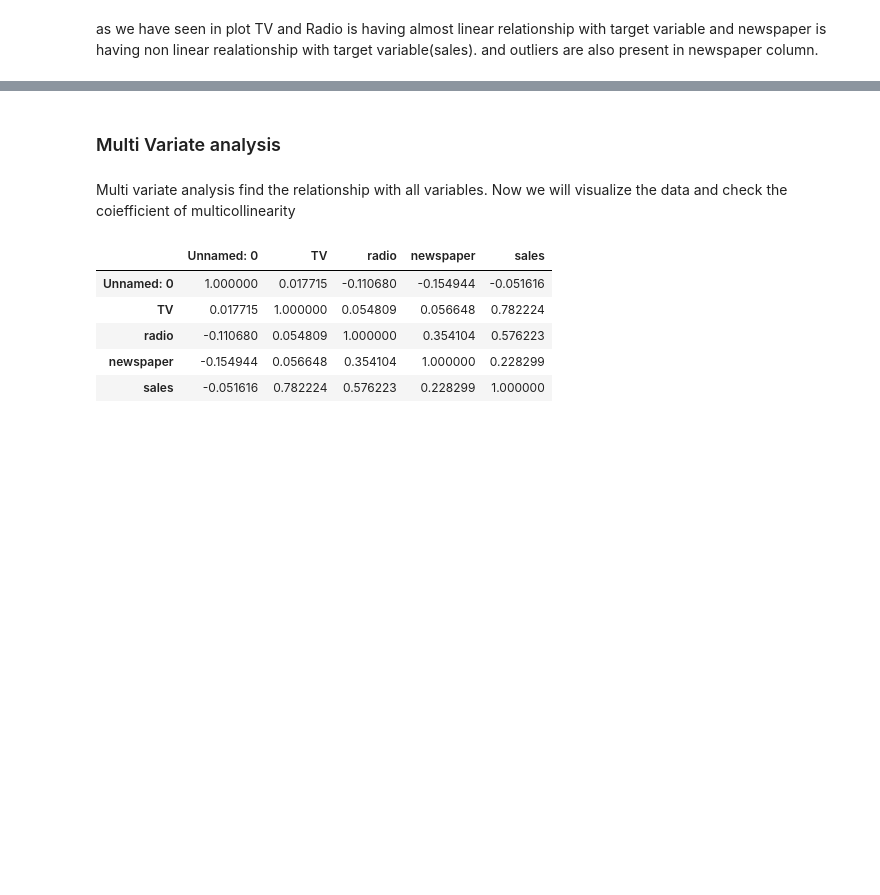
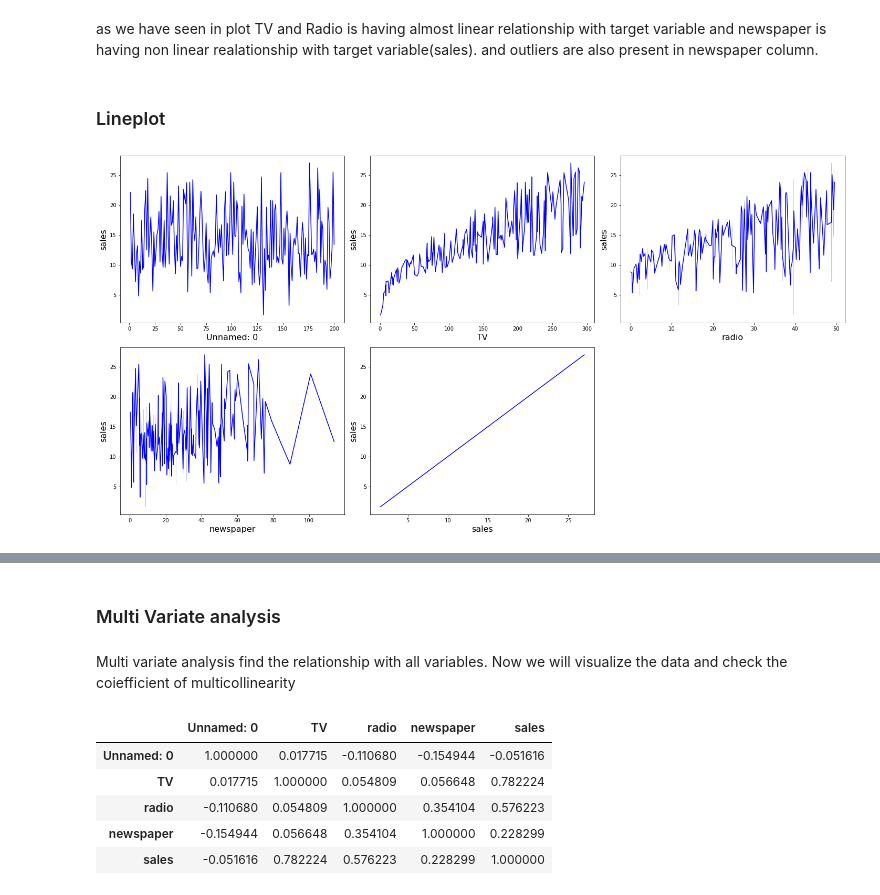
Before and after one commit to jessicapatel72/Practice-Projects, a Jupyter notebook: Practice Project 6 - Advertising Sales Channel Prediction.ipynb, the cells around one changed output, grey strips where cells are left out. Cells and saved outputs as stored; diff of their text form; code cells hidden in the pictures; blank space fills up the shorter version.

```diff
--- a/Practice Project 6 - Advertising Sales Channel Prediction.ipynb
+++ b/Practice Project 6 - Advertising Sales Channel Prediction.ipynb
@@ -196,2 +198,20 @@ plt.tight_layout()
 # %% [markdown]
 as we have seen in plot TV and Radio is having almost linear relationship with target variable and newspaper is having non linear realationship with target variable(sales). and outliers are also present in newspaper column.
+# %% [markdown]
+### Lineplot
+# %%
+#Relationship Visualizing
+
+plt.figure(figsize = (20,25), facecolor = 'white')
+plotnumber = 1
+
+for column in df:
+    if plotnumber <= 6:
+        ax = plt.subplot(5,3,plotnumber)
+        sns.lineplot(df[column],df['sales'], color='b')
+        plt.xlabel(column,fontsize=16)
+        plt.ylabel('sales', fontsize=16)
+    plotnumber += 1
+plt.tight_layout()
+# %% [output]
+[figure, added]
```
Also changed, not shown: parts of 19 cells of this notebook.
